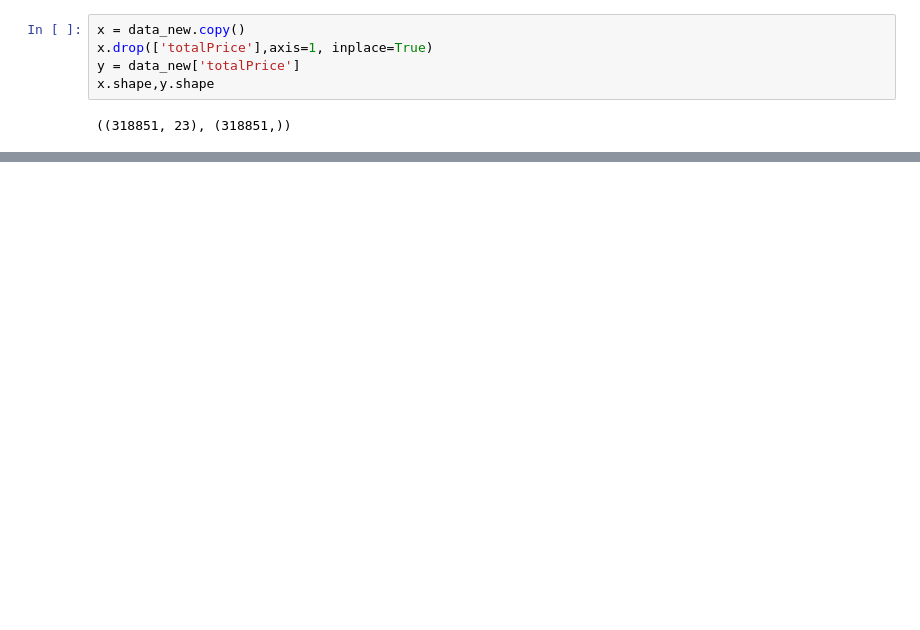
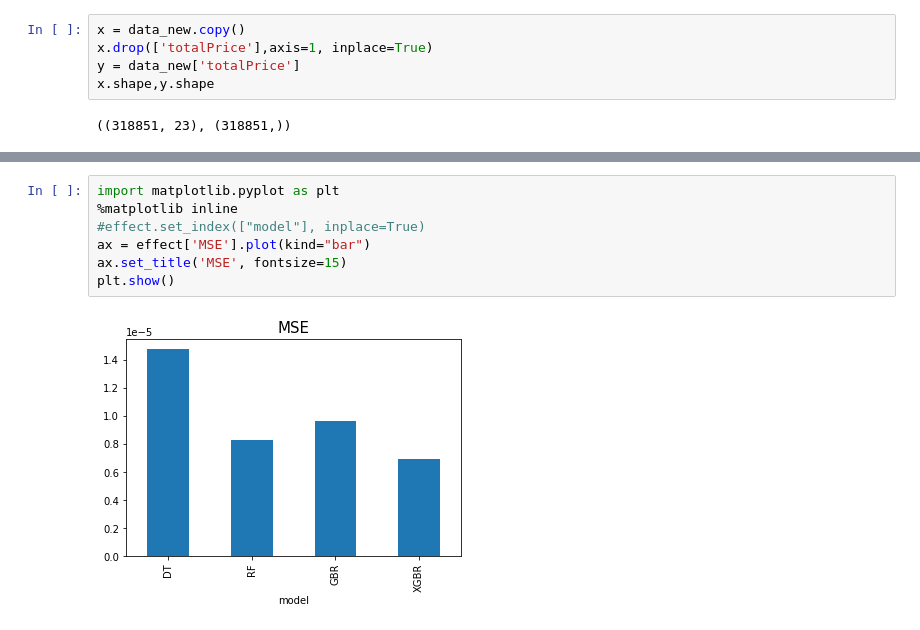
Before and after one commit to LonsonZheng/HousePricesPrediction, a Jupyter notebook: machine_learning.ipynb, the cells around one changed output, grey strips where cells are left out. Cells and saved outputs as stored; diff of their text form; blank space fills up the shorter version.

```diff
--- a/machine_learning.ipynb
+++ b/machine_learning.ipynb
@@ -148,0 +148,9 @@ MSE:2319.864800937384MAE:25.381231712032807RMSE:48.16497483584295R2:0.9562642588
+# %%
+import matplotlib.pyplot as plt
+%matplotlib inline
+#effect.set_index(["model"], inplace=True)
+ax = effect['MSE'].plot(kind="bar")
+ax.set_title('MSE', fontsize=15)
+plt.show()
+# %% [output]
+[figure, added]
```
Also changed, not shown: parts of 6 cells of this notebook.
